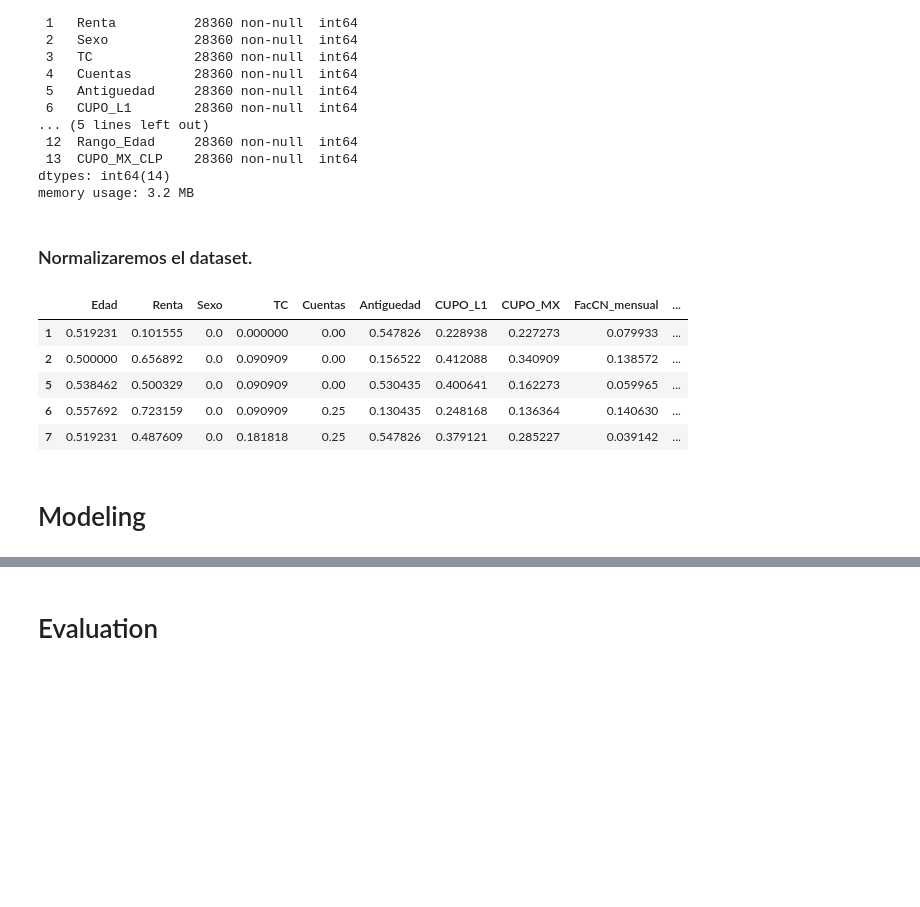
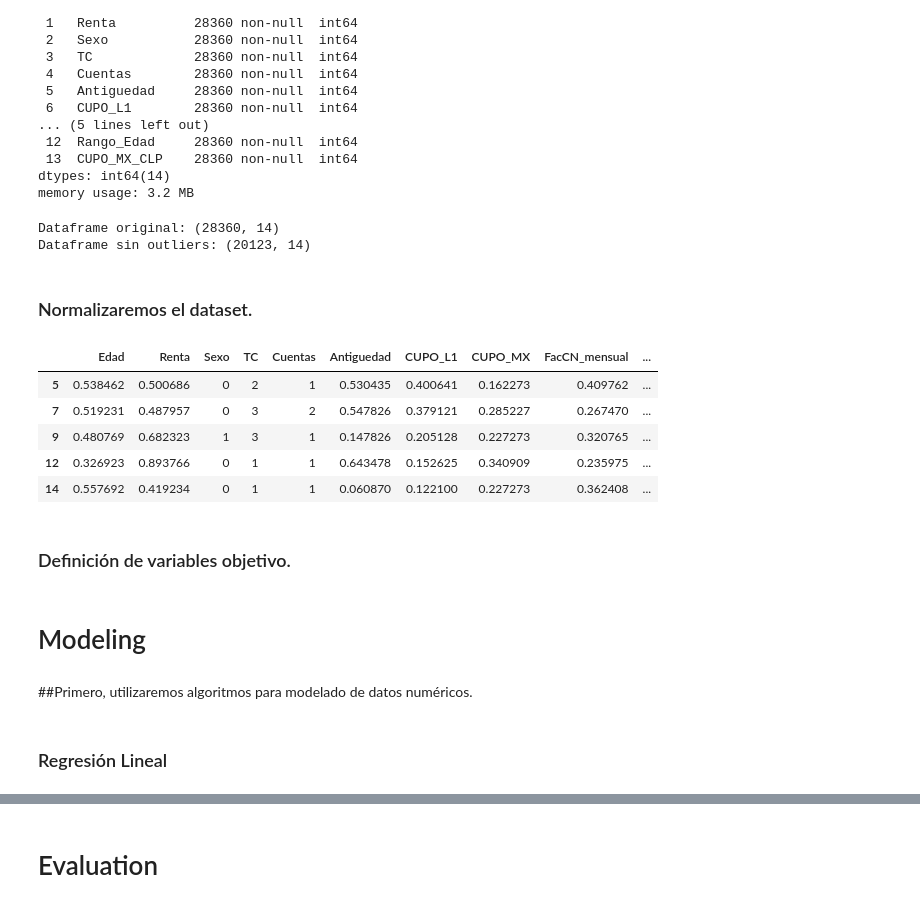
Before and after one commit to Adamiyevsty/MachineLearning, a Jupyter notebook: EV1 - Machine Learning.ipynb, the cells around one changed output, grey strips where cells are left out. Cells and saved outputs as stored; diff of their text form; code cells hidden in the pictures; blank space fills up the shorter version.

Commit message:
Modelamiento y evaluacion variables objetivo

```diff
--- a/EV1 - Machine Learning.ipynb
+++ b/EV1 - Machine Learning.ipynb
@@ -1715,30 +1714,55 @@ Data columns (total 14 columns):
  13  CUPO_MX_CLP    28360 non-null  int64
 dtypes: int64(14)
 memory usage: 3.2 MB
+# %%
+# Filtrar columnas cuyo nombre comienza con 'FacC'
+fac_columns = [col for col in df_filtrado_v2.columns if col.startswith('FacC')]
+
+# Crear una copia del dataframe original para evitar modificarlo directamente
+df_limpio_nuevo = df_filtrado_v2.copy()
+
+# Eliminar outliers utilizando el rango intercuartílico (IQR)
+for col in fac_columns:
+    Q1 = df_limpio_nuevo[col].quantile(0.25)  # Primer cuartil
+    Q3 = df_limpio_nuevo[col].quantile(0.75)  # Tercer cuartil
+    IQR = Q3 - Q1  # Rango intercuartílico
+    lower_bound = Q1 - 1.5 * IQR  # Límite inferior
+    upper_bound = Q3 + 1.5 * IQR  # Límite superior
+
+    # Filtrar valores dentro de los límites
+    df_limpio_nuevo = df_limpio_nuevo[(df_limpio_nuevo[col] >= lower_bound) & (df_limpio_nuevo[col] <= upper_bound)]
+
+# Mostrar la forma del nuevo dataframe sin outliers
+print(f"Dataframe original: {df_filtrado_v2.shape}")
+print(f"Dataframe sin outliers: {df_limpio_nuevo.shape}")
+# %% [output]
+Dataframe original: (28360, 14)
+Dataframe sin outliers: (20123, 14)
 # %% [markdown]
 ### Normalizaremos el dataset.
 # %%
-df_filtrado_v2.to_csv('/Users/herna/Desktop/df_filtrado_final.csv', sep=',')
 # Copia del DataFrame original
-df_normalizado = df_filtrado_v2.copy()
+df_normalizado = df_limpio_nuevo.copy()
 
 # Separar las columnas que van a usarse con StandardScaler
-col_minmax = ['Edad', 'Renta', 'Antiguedad', 'CUPO_L1', 'CUPO_MX', 'Cuentas', 'Sexo', 'TC', 'FacCN_mensual', 'FacCI_mensual', 'FacCN_anual', 'FacCI_anual', 'Rango_Edad', 'CUPO_MX_CLP']
+col_minmax = ['Edad', 'Renta', 'Antiguedad', 'CUPO_L1', 'CUPO_MX', 'FacCN_mensual', 'FacCI_mensual', 'FacCN_anual', 'FacCI_anual', 'CUPO_MX_CLP']
 
 # Inicializar los escaladores
 #scaler_standard = MinMaxScalerScaler()
 scaler_minmax = MinMaxScaler()
 
 # Aplicar StandardScaler
 #df_normalizado[col_standard] = scaler_standard.fit_transform(df_normalizado[col_standard])
 
 # Aplicar MinMaxScaler
 df_normalizado[col_minmax] = scaler_minmax.fit_transform(df_normalizado[col_minmax])
 df_normalizado.head()
 # %% [output]
 |  | Edad | Renta | Sexo | TC | Cuentas | Antiguedad | CUPO_L1 | CUPO_MX | FacCN_mensual | ... |
-| 1 | 0.519231 | 0.101555 | 0.0 | 0.000000 | 0.00 | 0.547826 | 0.228938 | 0.227273 | 0.079933 | ... |
-| 2 | 0.500000 | 0.656892 | 0.0 | 0.090909 | 0.00 | 0.156522 | 0.412088 | 0.340909 | 0.138572 | ... |
-| 5 | 0.538462 | 0.500329 | 0.0 | 0.090909 | 0.00 | 0.530435 | 0.400641 | 0.162273 | 0.059965 | ... |
-| 6 | 0.557692 | 0.723159 | 0.0 | 0.090909 | 0.25 | 0.130435 | 0.248168 | 0.136364 | 0.140630 | ... |
-| 7 | 0.519231 | 0.487609 | 0.0 | 0.181818 | 0.25 | 0.547826 | 0.379121 | 0.285227 | 0.039142 | ... |
+| 5 | 0.538462 | 0.500686 | 0 | 2 | 1 | 0.530435 | 0.400641 | 0.162273 | 0.409762 | ... |
+| 7 | 0.519231 | 0.487957 | 0 | 3 | 2 | 0.547826 | 0.379121 | 0.285227 | 0.267470 | ... |
+| 9 | 0.480769 | 0.682323 | 1 | 3 | 1 | 0.147826 | 0.205128 | 0.227273 | 0.320765 | ... |
+| 12 | 0.326923 | 0.893766 | 0 | 1 | 1 | 0.643478 | 0.152625 | 0.340909 | 0.235975 | ... |
+| 14 | 0.557692 | 0.419234 | 0 | 1 | 1 | 0.060870 | 0.122100 | 0.227273 | 0.362408 | ... |
+# %% [markdown]
+### Definición de variables objetivo.
@@ -1745,2 +1779,6 @@ df_normalizado.head()
 # %% [markdown]
 # Modeling
+# %% [markdown]
+##Primero, utilizaremos algoritmos para modelado de datos numéricos.
+# %% [markdown]
+### Regresión Lineal
```
Also changed, not shown: parts of 39 cells of this notebook.
